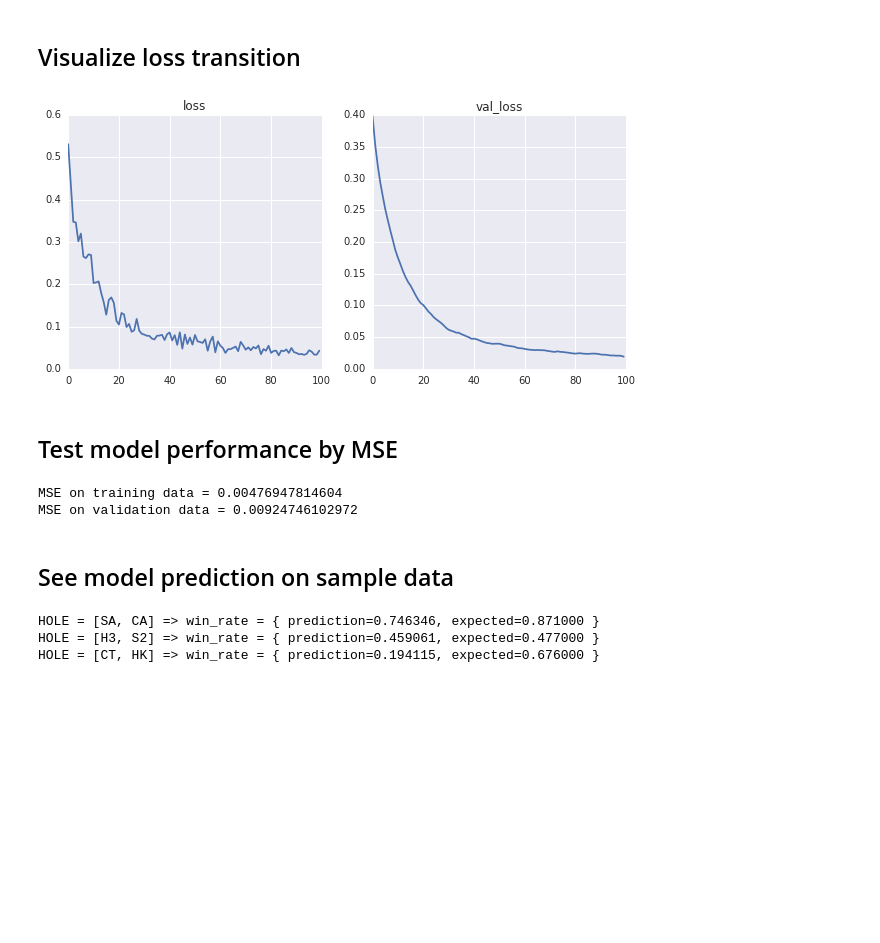
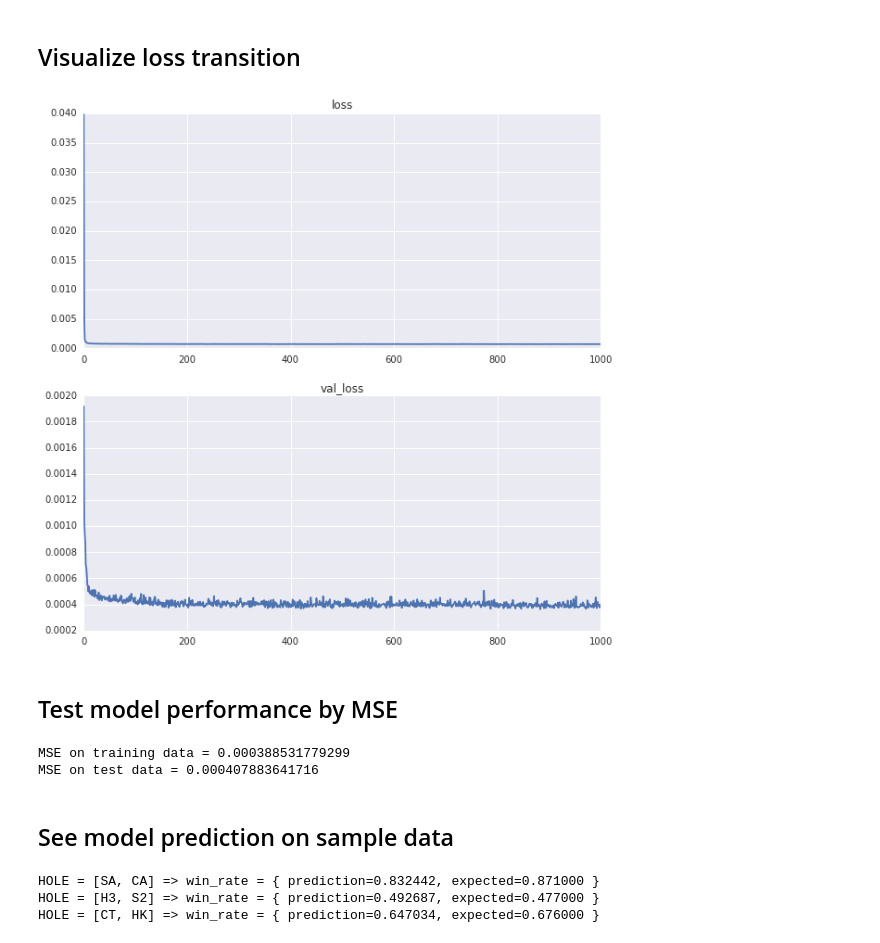
Before and after one commit to ishikota/HoleCardHandicapper, a Jupyter notebook: notebook/preflop_neuralnet_training_note.ipynb, the cells around one changed output. Cells and saved outputs as stored; diff of their text form; code cells hidden in the pictures; blank space fills up the shorter version.

```diff
--- a/notebook/preflop_neuralnet_training_note.ipynb
+++ b/notebook/preflop_neuralnet_training_note.ipynb
@@ -3,7 +3,9 @@
 # %%
 import pandas as pd
 
-data_path = "../learning_data/data/win_rate/preflop/100-data-100-simulation-2-players-win-rate-data.csv"
-df = pd.read_csv(data_path)
+training_data_path = "../learning_data/data/win_rate/preflop/50000-data-1000-simulation-2-players-win-rate-data.csv"
+test_data_path = "../learning_data/data/win_rate/preflop/10000-data-1000-simulation-2-players-win-rate-data.csv"
+train_df = pd.read_csv(training_data_path)
+test_df = pd.read_csv(test_data_path)
 # %% [markdown]
 # About learning data
@@ -40,4 +54,5 @@ df.describe()
 import numpy as np
 
 gen_one_hot = lambda h1, h2: [1 if i in [h1, h2] else 0 for i in range(1,53)]
-df["onehot"] = df.apply(lambda row: gen_one_hot(row['hole1_id'], row['hole2_id']), axis=1)
+train_df["onehot"] = train_df.apply(lambda row: gen_one_hot(row['hole1_id'], row['hole2_id']), axis=1)
+test_df["onehot"] = test_df.apply(lambda row: gen_one_hot(row['hole1_id'], row['hole2_id']), axis=1)
@@ -46,8 +59,3 @@ df["onehot"] = df.apply(lambda row: gen_one_hot(row['hole1_id'], row['hole2_id']
-# %%
-validation_rate = 0.1
-boundary_idx = int(df.shape[0]*(1-validation_rate))
-train_df = df[:boundary_idx]
-validation_df = df[boundary_idx:]
 # %% [markdown]
 ## Format data (pandas.df -> numpy.ndarray)
 # %%
@@ -74,7 +82,7 @@ model.compile(loss="mse",  optimizer="rmsprop")
 # %% [markdown]
 # Train model
 # %%
-history = model.fit(train_x, train_y, batch_size=128, nb_epoch=100, validation_split=0.1, verbose=0)
+history = model.fit(train_x, train_y, batch_size=128, nb_epoch=1000, validation_split=0.1, verbose=0)
 # %% [markdown]
 # Check model performance
 # %% [markdown]
@@ -82,16 +90,16 @@ history = model.fit(train_x, train_y, batch_size=128, nb_epoch=100, validation_s
 # %%
 %matplotlib inline
 import seaborn
 import matplotlib.pyplot as plt
 
 plt.figure(figsize=(10,10))
 for idx, key in enumerate(history.history, start=1):
-    plt.subplot(2, 2, idx)
+    plt.subplot(2, 1, idx)
     plt.plot(range(len(history.history[key])), history.history[key])
     plt.title(key)
 plt.show()
 # %% [output]
-[figure, old version]
+[figure, new version]
 # %% [markdown]
 ## Test model performance by MSE
 # %%
@@ -103,8 +111,8 @@ def print_model_performance(model, train_x, train_y, val_x, val_y):
 # %%
-print_model_performance(model, train_x, train_y, val_x, val_y)
+print_model_performance(model, train_x, train_y, test_x, test_y)
 # %% [output]
-MSE on training data = 0.00476947814604
-MSE on validation data = 0.00924746102972
+MSE on training data = 0.000388531779299
+MSE on test data = 0.000407883641716
 # %% [markdown]
 ## See model prediction on sample data
 # %%
@@ -127,6 +135,6 @@ for rank1, suit1, rank2, suit2, expected in test_case:
     y = model.predict(X)[0][0]
     print "HOLE = [%s, %s] => win_rate = { prediction=%f, expected=%f }" % tuple(map(str, hole)+ [y , expected])
 # %% [output]
-HOLE = [SA, CA] => win_rate = { prediction=0.746346, expected=0.871000 }
-HOLE = [H3, S2] => win_rate = { prediction=0.459061, expected=0.477000 }
-HOLE = [CT, HK] => win_rate = { prediction=0.194115, expected=0.676000 }
+HOLE = [SA, CA] => win_rate = { prediction=0.832442, expected=0.871000 }
+HOLE = [H3, S2] => win_rate = { prediction=0.492687, expected=0.477000 }
+HOLE = [CT, HK] => win_rate = { prediction=0.647034, expected=0.676000 }
```
Also changed, not shown: parts of 8 cells of this notebook, 3 other files.
